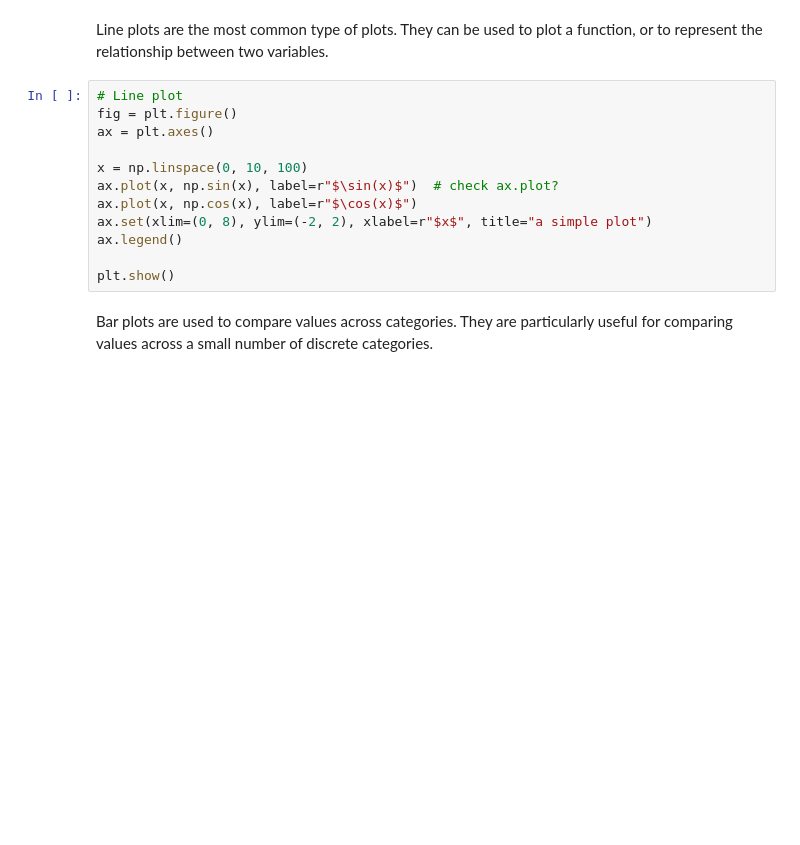
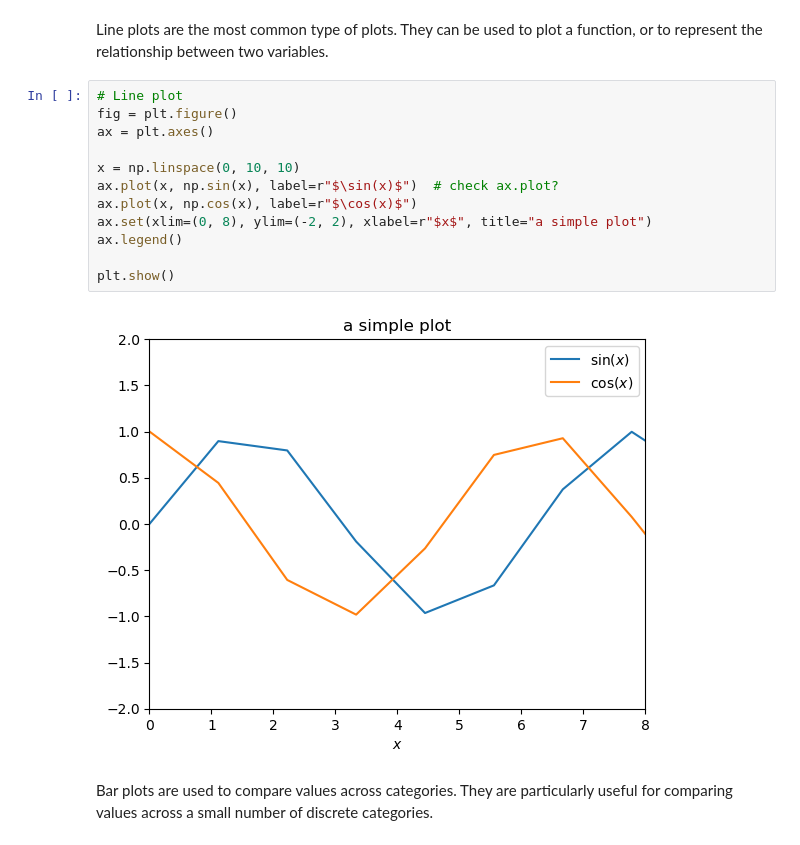
Before and after one commit to glouppe/dats0001-foundations-of-data-science, a Jupyter notebook: nb03a-plots.ipynb, the cells around one changed output. Cells and saved outputs as stored; diff of their text form; blank space fills up the shorter version.

```diff
--- a/nb03a-plots.ipynb
+++ b/nb03a-plots.ipynb
@@ -46,15 +52,17 @@ Line plots are the most common type of plots. They can be used to plot a functio
 # %%
 # Line plot
 fig = plt.figure()
 ax = plt.axes()
 
-x = np.linspace(0, 10, 100)
+x = np.linspace(0, 10, 10)
 ax.plot(x, np.sin(x), label=r"$\sin(x)$")  # check ax.plot?
 ax.plot(x, np.cos(x), label=r"$\cos(x)$")
 ax.set(xlim=(0, 8), ylim=(-2, 2), xlabel=r"$x$", title="a simple plot")
 ax.legend()
 
 plt.show()
+# %% [output]
+[figure, added]
 # %% [markdown]
 Bar plots are used to compare values across categories. They are particularly useful for comparing values across a small number of discrete categories.
 # %%
```
Also changed, not shown: parts of 12 cells of this notebook, 2 other files.
